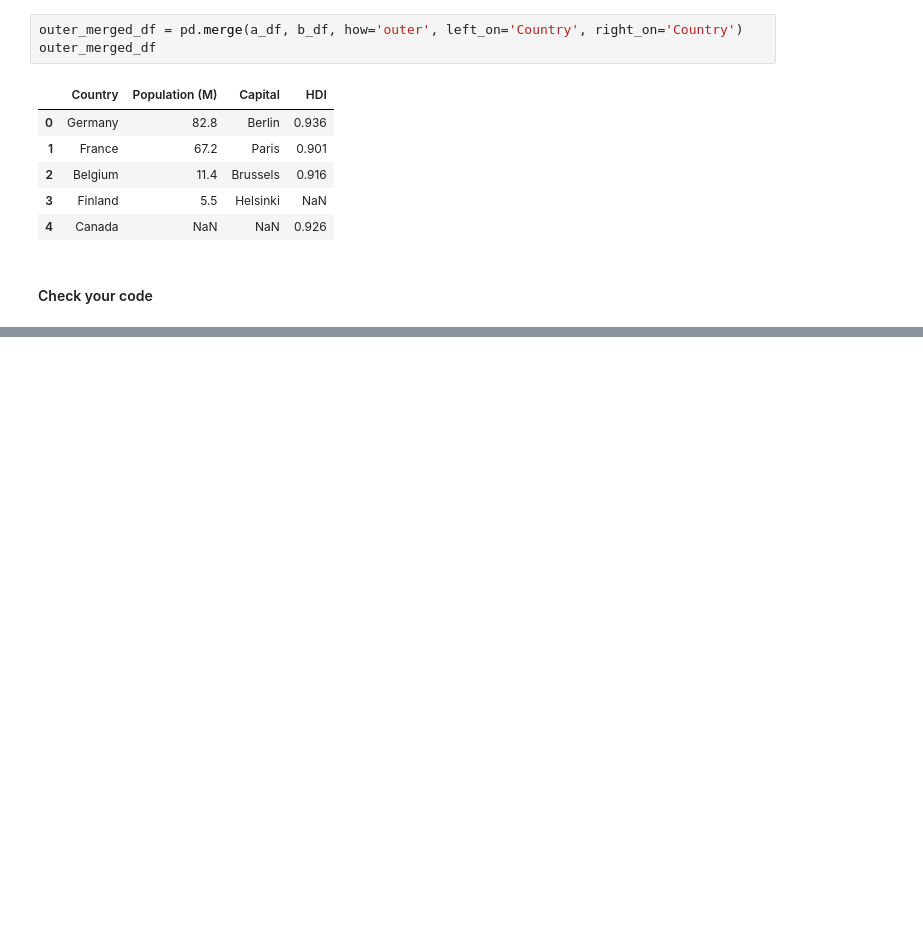
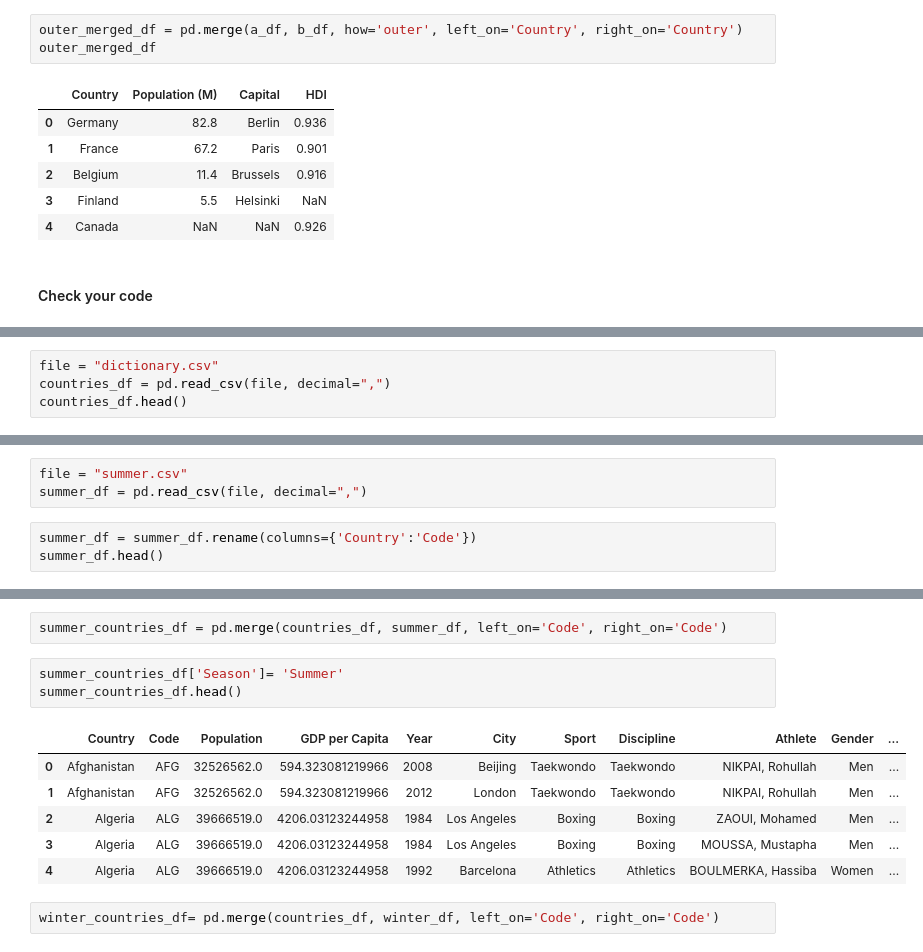
Before and after one commit to ParissaPeimaniyfard/data-multiple-files-with-pandas, a Jupyter notebook: multiple_files.ipynb, the cells around one changed output, grey strips where cells are left out. Saved outputs shown, nothing was run; the diff lists cells and outputs as text; blank space fills up the shorter version.

```diff
--- a/multiple_files.ipynb
+++ b/multiple_files.ipynb
@@ -169,0 +281,4 @@ outer_merged_df
+# %%
+file = "dictionary.csv"
+countries_df = pd.read_csv(file, decimal=",")
+countries_df.head()
@@ -169,0 +292,6 @@ outer_merged_df
+# %%
+file = "summer.csv"
+summer_df = pd.read_csv(file, decimal=",")
+# %%
+summer_df = summer_df.rename(columns={'Country':'Code'})
+summer_df.head()
@@ -169,0 +339,14 @@ outer_merged_df
+# %%
+summer_countries_df = pd.merge(countries_df, summer_df, left_on='Code', right_on='Code')
+# %%
+summer_countries_df['Season']= 'Summer'
+summer_countries_df.head()
+# %% [output]
+|  | Country | Code | Population | GDP per Capita | Year | City | Sport | Discipline | Athlete | Gender | ... |
+| 0 | Afghanistan | AFG | 32526562.0 | 594.323081219966 | 2008 | Beijing | Taekwondo | Taekwondo | NIKPAI, Rohullah | Men | ... |
+| 1 | Afghanistan | AFG | 32526562.0 | 594.323081219966 | 2012 | London | Taekwondo | Taekwondo | NIKPAI, Rohullah | Men | ... |
+| 2 | Algeria | ALG | 39666519.0 | 4206.03123244958 | 1984 | Los Angeles | Boxing | Boxing | ZAOUI, Mohamed | Men | ... |
+| 3 | Algeria | ALG | 39666519.0 | 4206.03123244958 | 1984 | Los Angeles | Boxing | Boxing | MOUSSA, Mustapha | Men | ... |
+| 4 | Algeria | ALG | 39666519.0 | 4206.03123244958 | 1992 | Barcelona | Athletics | Athletics | BOULMERKA, Hassiba | Women | ... |
+# %%
+winter_countries_df= pd.merge(countries_df, winter_df, left_on='Code', right_on='Code')
```
Also changed, not shown: parts of 24 cells of this notebook, 5 other files.
